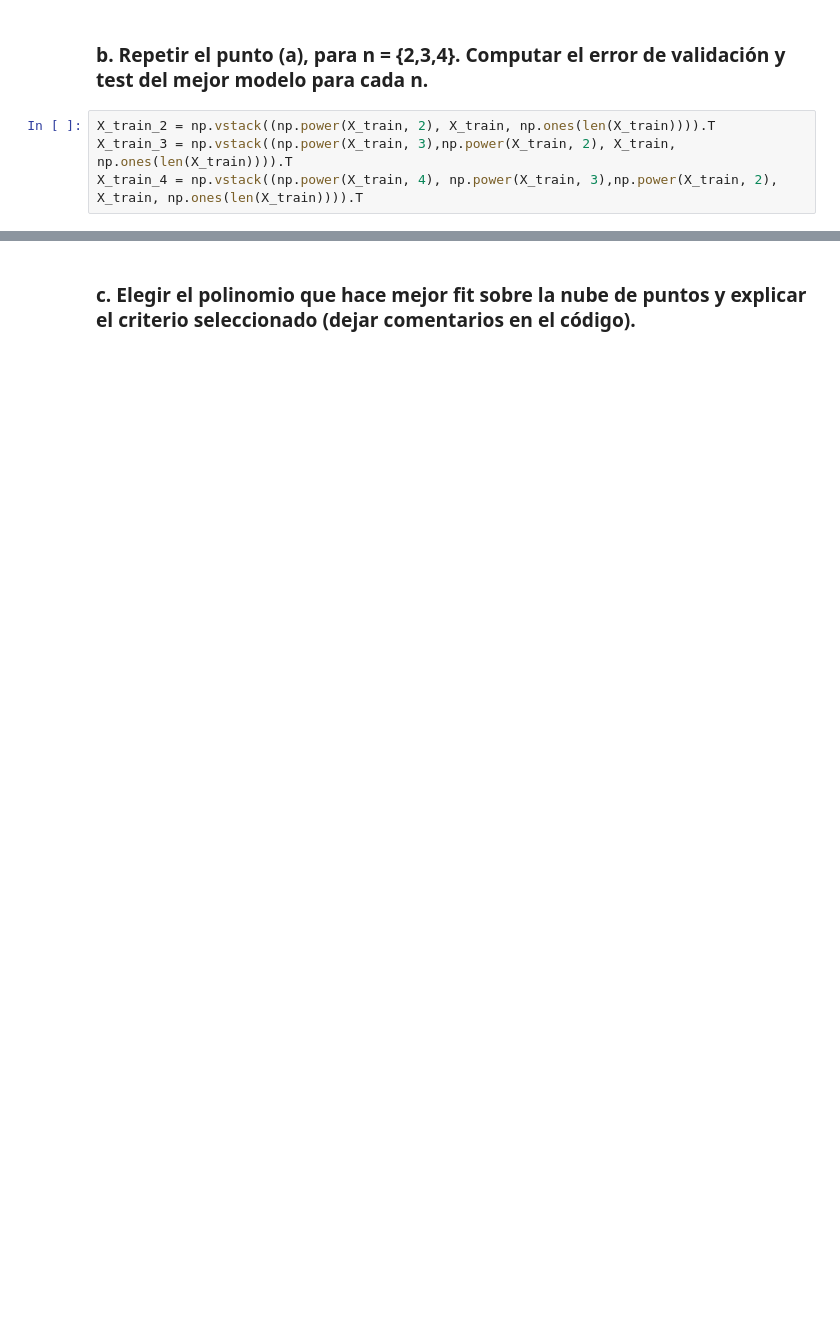
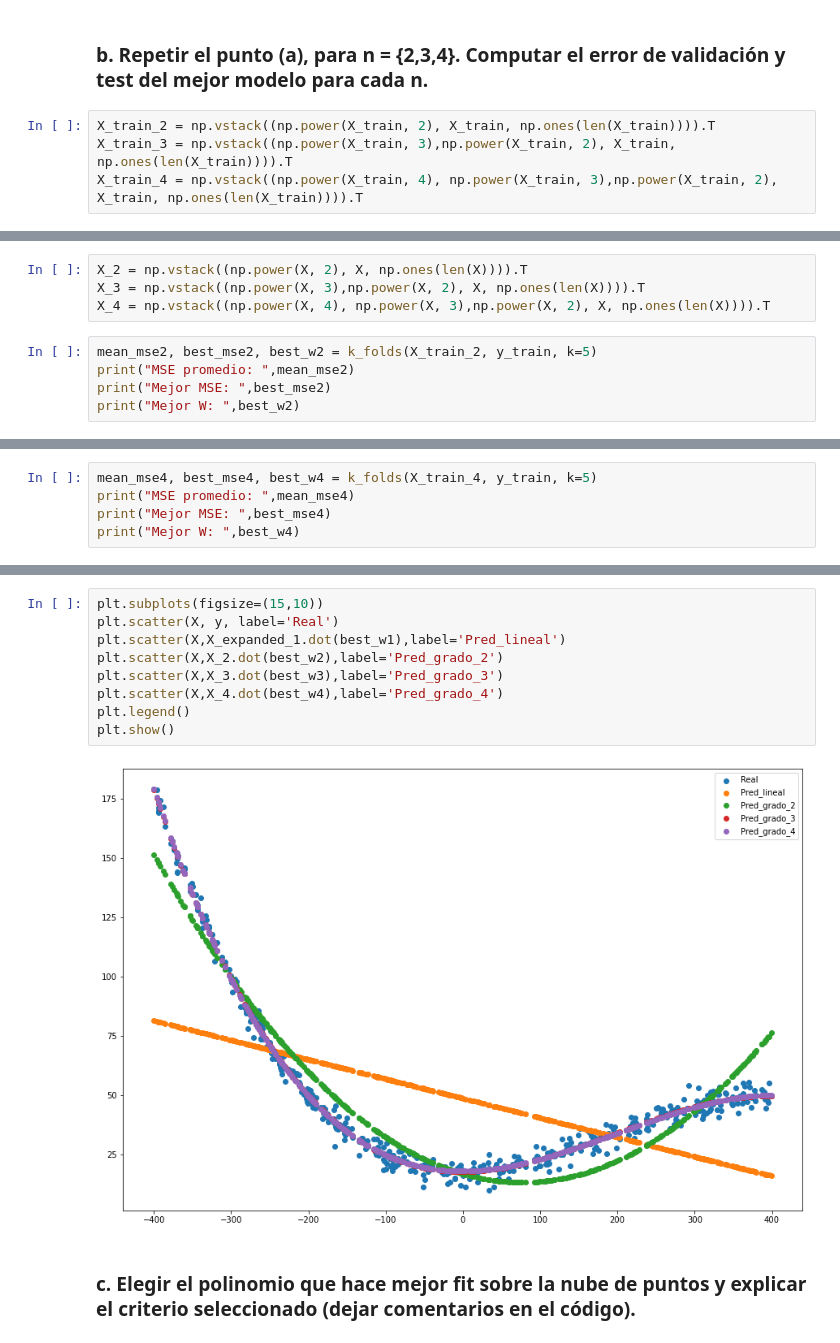
Before and after one commit to fernandogarade/CEIA_03_IntroAI, a Jupyter notebook: Examen/Examen_CEIA_IIA_Garade.ipynb, the cells around one changed output, grey strips where cells are left out. Drawn from its saved outputs; the diff is of its cells as text; blank space fills up the shorter version.

```diff
--- a/Examen/Examen_CEIA_IIA_Garade.ipynb
+++ b/Examen/Examen_CEIA_IIA_Garade.ipynb
@@ -197,0 +218,9 @@ k_folds(X_train_4, y_train, k=5)
+# %%
+X_2 = np.vstack((np.power(X, 2), X, np.ones(len(X)))).T
+X_3 = np.vstack((np.power(X, 3),np.power(X, 2), X, np.ones(len(X)))).T
+X_4 = np.vstack((np.power(X, 4), np.power(X, 3),np.power(X, 2), X, np.ones(len(X)))).T
+# %%
+mean_mse2, best_mse2, best_w2 = k_folds(X_train_2, y_train, k=5)
+print("MSE promedio: ",mean_mse2)
+print("Mejor MSE: ",best_mse2)
+print("Mejor W: ",best_w2)
@@ -197,0 +240,5 @@ k_folds(X_train_4, y_train, k=5)
+# %%
+mean_mse4, best_mse4, best_w4 = k_folds(X_train_4, y_train, k=5)
+print("MSE promedio: ",mean_mse4)
+print("Mejor MSE: ",best_mse4)
+print("Mejor W: ",best_w4)
@@ -198,3 +271,14 @@ k_folds(X_train_4, y_train, k=5)
+# %%
+plt.subplots(figsize=(15,10))
+plt.scatter(X, y, label='Real')
+plt.scatter(X,X_expanded_1.dot(best_w1),label='Pred_lineal')
+plt.scatter(X,X_2.dot(best_w2),label='Pred_grado_2')
+plt.scatter(X,X_3.dot(best_w3),label='Pred_grado_3')
+plt.scatter(X,X_4.dot(best_w4),label='Pred_grado_4')
+plt.legend()
+plt.show()
+# %% [output]
+[figure, added]
 # %% [markdown]
 ### c. Elegir el polinomio que hace mejor fit sobre la nube de puntos y explicar el criterio seleccionado (dejar comentarios en el código).
 # %% [markdown]
```
Also changed, not shown: parts of 61 cells of this notebook.
